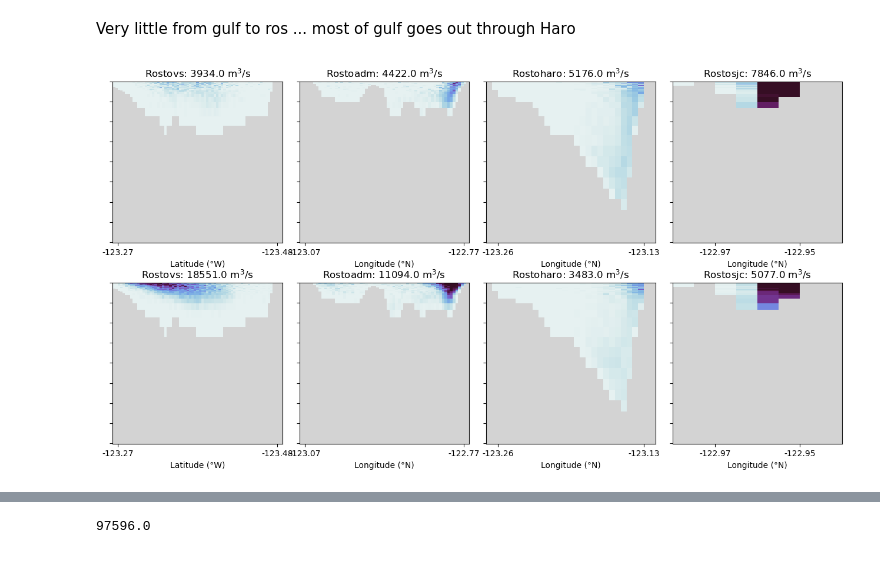
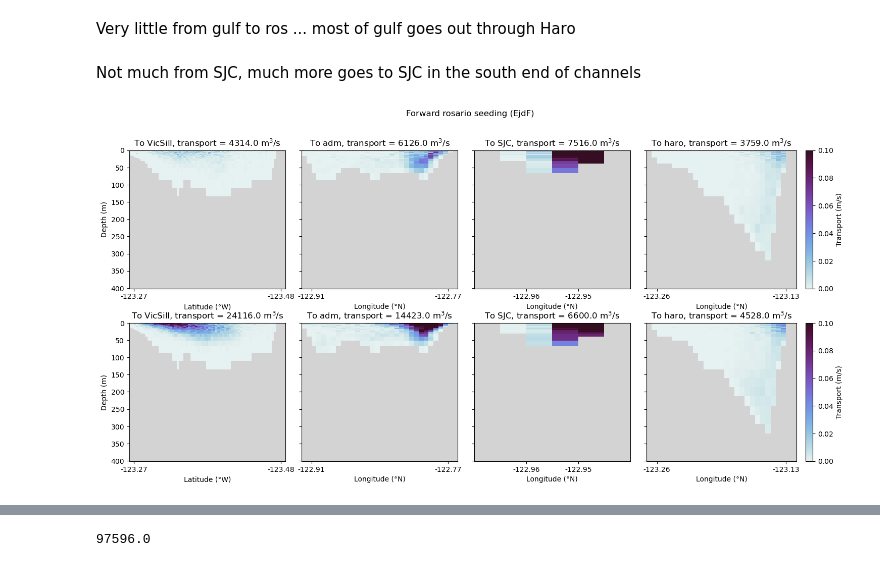
Before and after one commit to SalishSeaCast/analysis-camryn, a Jupyter notebook: Ariane/plot_monthly_averages.ipynb, the cells around one changed output, grey strips where cells are left out. Drawn from its saved outputs; the diff is of its cells as text; code cells hidden in the pictures.

```diff
--- a/Ariane/plot_monthly_averages.ipynb
+++ b/Ariane/plot_monthly_averages.ipynb
@@ -258,35 +283,39 @@ Text(0.5, 0.98, 'Backwards rosario seeding')
 # %% [markdown]
 Very little from gulf to ros ... most of gulf goes out through Haro
+# %% [markdown]
+Not much from SJC, much more goes to SJC in the south end of channels
 # %%
 lonWvs = 235
 lonEvs = 304
 latvs = 178
+vmax = 0.1
 
-title = 'Rostovs: ' + str(np.round(np.sum(dict_all['rostovs_RS']['final_transp'][months[idx_dec]])/(23*days_month[idx_dec]))) + f' m$^3$/s'
-title2 = 'Rostoadm: ' + str(np.round(np.sum(dict_all['rostoadm']['final_transp'][months[idx_dec]])/(23*days_month[idx_dec]))) + f' m$^3$/s'
-title3 = 'Rostoharo: ' + str(np.round(np.sum(dict_all['rostoharo']['final_transp'][months[idx_dec]])/(23*days_month[idx_dec]))) + f' m$^3$/s'
-title4 = 'Rostosjc: ' + str(np.round(np.sum(dict_all['rostosjc']['final_transp'][months[idx_dec]])/(23*days_month[idx_dec]))) + f' m$^3$/s'
+title = 'To VicSill, transport = ' + str(np.round(np.sum(dict_all['rostovs_RS']['final_transp'][months[idx_dec]])/(23*days_month[idx_dec]))) + f' m$^3$/s'
+title2 = 'To adm, transport = ' + str(np.round(np.sum(dict_all['rostoadm']['final_transp'][months[idx_dec]])/(23*days_month[idx_dec]))) + f' m$^3$/s'
+title3 = 'To haro, transport = ' + str(np.round(np.sum(dict_all['rostoharo']['final_transp'][months[idx_dec]])/(23*days_month[idx_dec]))) + f' m$^3$/s'
+title4 = 'To SJC, transport = ' + str(np.round(np.sum(dict_all['rostosjc']['final_transp'][months[idx_dec]])/(23*days_month[idx_dec]))) + f' m$^3$/s'
 
-title5 = 'Rostovs: ' + str(np.round(np.sum(dict_all['rostovs_RS']['final_transp'][months[idx_jun]])/(23*days_month[idx_jun]))) + f' m$^3$/s'
-title6 = 'Rostoadm: ' + str(np.round(np.sum(dict_all['rostoadm']['final_transp'][months[idx_jun]])/(23*days_month[idx_jun]))) + f' m$^3$/s'
-title7 = 'Rostoharo: ' + str(np.round(np.sum(dict_all['rostoharo']['final_transp'][months[idx_jun]])/(23*days_month[idx_jun]))) + f' m$^3$/s'
-title8 = 'Rostosjc: ' + str(np.round(np.sum(dict_all['rostosjc']['final_transp'][months[idx_jun]])/(23*days_month[idx_jun]))) + f' m$^3$/s'
+title5 = 'To VicSill, transport = ' + str(np.round(np.sum(dict_all['rostovs_RS']['final_transp'][months[idx_jun]])/(23*days_month[idx_jun]))) + f' m$^3$/s'
+title6 = 'To adm, transport = ' + str(np.round(np.sum(dict_all['rostoadm']['final_transp'][months[idx_jun]])/(23*days_month[idx_jun]))) + f' m$^3$/s'
+title7 = 'To haro, transport = ' + str(np.round(np.sum(dict_all['rostoharo']['final_transp'][months[idx_jun]])/(23*days_month[idx_jun]))) + f' m$^3$/s'
+title8 = 'To SJC, transport = ' + str(np.round(np.sum(dict_all['rostosjc']['final_transp'][months[idx_jun]])/(23*days_month[idx_jun]))) + f' m$^3$/s'
 
-fig,[[ax1,ax2,ax3,ax4],[ax5,ax6,ax7,ax8]] = plt.subplots(2,4,figsize=(16,8))
+fig,[[ax1,ax2,ax3,ax4],[ax5,ax6,ax7,ax8]] = plt.subplots(2,4,figsize=(18,8),gridspec_kw={'width_ratios':[1,1,1,1.2]})
 
-plotCS(ax1,dict_all['rostovs_RS']['final_lon'][months[idx_dec]].dropna(),dict_all['rostovs_RS']['final_z'][months[idx_dec]].dropna(),dict_all['rostovs_RS']['final_transp'][months[idx_dec]].dropna(),lonWvs,lonEvs,latvs,38,0.08,23*days_month[idx_dec],title,False,False,NW=True)
-plotCS(ax2,dict_all['rostoadm']['final_lon'][months[idx_dec]].dropna(),dict_all['rostoadm']['final_z'][months[idx_dec]].dropna(),dict_all['rostoadm']['final_transp'][months[idx_dec]].dropna(),lonWadm,lonEadm,latadm,38,0.08,23*days_month[idx_dec],title2,False,False)
-plotCS(ax3,dict_all['rostoharo']['final_lon'][months[idx_dec]].dropna(),dict_all['rostoharo']['final_z'][months[idx_dec]].dropna(),dict_all['rostoharo']['final_transp'][months[idx_dec]].dropna(),lonWharo,lonEharo,latharo,38,0.08,23*days_month[idx_dec],title3,False,False)
-plotCS(ax4,dict_all['rostosjc']['final_lon'][months[idx_dec]].dropna(),dict_all['rostosjc']['final_z'][months[idx_dec]].dropna(),dict_all['rostosjc']['final_transp'][months[idx_dec]].dropna(),lonWsjc,lonEsjc,latsjc,38,0.08,23*days_month[idx_dec],title4,False,False)
+plotCS(ax1,dict_all['rostovs_RS']['final_lon'][months[idx_dec]].dropna(),dict_all['rostovs_RS']['final_z'][months[idx_dec]].dropna(),dict_all['rostovs_RS']['final_transp'][months[idx_dec]].dropna(),lonWvs,lonEvs,latvs,38,vmax,23*days_month[idx_dec],title,False,True,NW=True)
+plotCS(ax2,dict_all['rostoadm']['final_lon'][months[idx_dec]].dropna(),dict_all['rostoadm']['final_z'][months[idx_dec]].dropna(),dict_all['rostoadm']['final_transp'][months[idx_dec]].dropna(),lonWadm,lonEadm,latadm,38,vmax,23*days_month[idx_dec],title2,False,False)
+plotCS(ax4,dict_all['rostoharo']['final_lon'][months[idx_dec]].dropna(),dict_all['rostoharo']['final_z'][months[idx_dec]].dropna(),dict_all['rostoharo']['final_transp'][months[idx_dec]].dropna(),lonWharo,lonEharo,latharo,38,vmax,23*days_month[idx_dec],title3,True,False)
+plotCS(ax3,dict_all['rostosjc']['final_lon'][months[idx_dec]].dropna(),dict_all['rostosjc']['final_z'][months[idx_dec]].dropna(),dict_all['rostosjc']['final_transp'][months[idx_dec]].dropna(),lonWsjc,lonEsjc,latsjc,38,vmax,23*days_month[idx_dec],title4,False,False)
 
-plotCS(ax5,dict_all['rostovs_RS']['final_lon'][months[idx_jun]].dropna(),dict_all['rostovs_RS']['final_z'][months[idx_jun]].dropna(),dict_all['rostovs_RS']['final_transp'][months[idx_jun]].dropna(),lonWvs,lonEvs,latvs,38,0.08,23*days_month[idx_jun],title5,False,False,NW=True)
-plotCS(ax6,dict_all['rostoadm']['final_lon'][months[idx_jun]].dropna(),dict_all['rostoadm']['final_z'][months[idx_jun]].dropna(),dict_all['rostoadm']['final_transp'][months[idx_jun]].dropna(),lonWadm,lonEadm,latadm,38,0.08,23*days_month[idx_jun],title6,False,False)
-plotCS(ax7,dict_all['rostoharo']['final_lon'][months[idx_jun]].dropna(),dict_all['rostoharo']['final_z'][months[idx_jun]].dropna(),dict_all['rostoharo']['final_transp'][months[idx_jun]].dropna(),lonWharo,lonEharo,latharo,38,0.08,23*days_month[idx_jun],title7,False,False)
-plotCS(ax8,dict_all['rostosjc']['final_lon'][months[idx_jun]].dropna(),dict_all['rostosjc']['final_z'][months[idx_jun]].dropna(),dict_all['rostosjc']['final_transp'][months[idx_jun]].dropna(),lonWsjc,lonEsjc,latsjc,38,0.08,23*days_month[idx_jun],title8,False,False)
+plotCS(ax5,dict_all['rostovs_RS']['final_lon'][months[idx_jun]].dropna(),dict_all['rostovs_RS']['final_z'][months[idx_jun]].dropna(),dict_all['rostovs_RS']['final_transp'][months[idx_jun]].dropna(),lonWvs,lonEvs,latvs,38,vmax,23*days_month[idx_jun],title5,False,True,NW=True)
+plotCS(ax6,dict_all['rostoadm']['final_lon'][months[idx_jun]].dropna(),dict_all['rostoadm']['final_z'][months[idx_jun]].dropna(),dict_all['rostoadm']['final_transp'][months[idx_jun]].dropna(),lonWadm,lonEadm,latadm,38,vmax,23*days_month[idx_jun],title6,False,False)
+plotCS(ax8,dict_all['rostoharo']['final_lon'][months[idx_jun]].dropna(),dict_all['rostoharo']['final_z'][months[idx_jun]].dropna(),dict_all['rostoharo']['final_transp'][months[idx_jun]].dropna(),lonWharo,lonEharo,latharo,38,vmax,23*days_month[idx_jun],title7,True,False)
+plotCS(ax7,dict_all['rostosjc']['final_lon'][months[idx_jun]].dropna(),dict_all['rostosjc']['final_z'][months[idx_jun]].dropna(),dict_all['rostosjc']['final_transp'][months[idx_jun]].dropna(),lonWsjc,lonEsjc,latsjc,38,vmax,23*days_month[idx_jun],title8,False,False)
 
+fig.suptitle('Forward rosario seeding (EjdF)')
 fig.subplots_adjust(wspace=0.1,hspace=0.25)
 # %% [output]
-[figure, old version]
+[figure, new version]
 # %%
 np.sum(dict_all['vstoharo']['final_transp'][months[idx_dec]])/(23*days_month[idx_dec])
 # %% [output]
```
Also changed, not shown: parts of 5 cells of this notebook.
